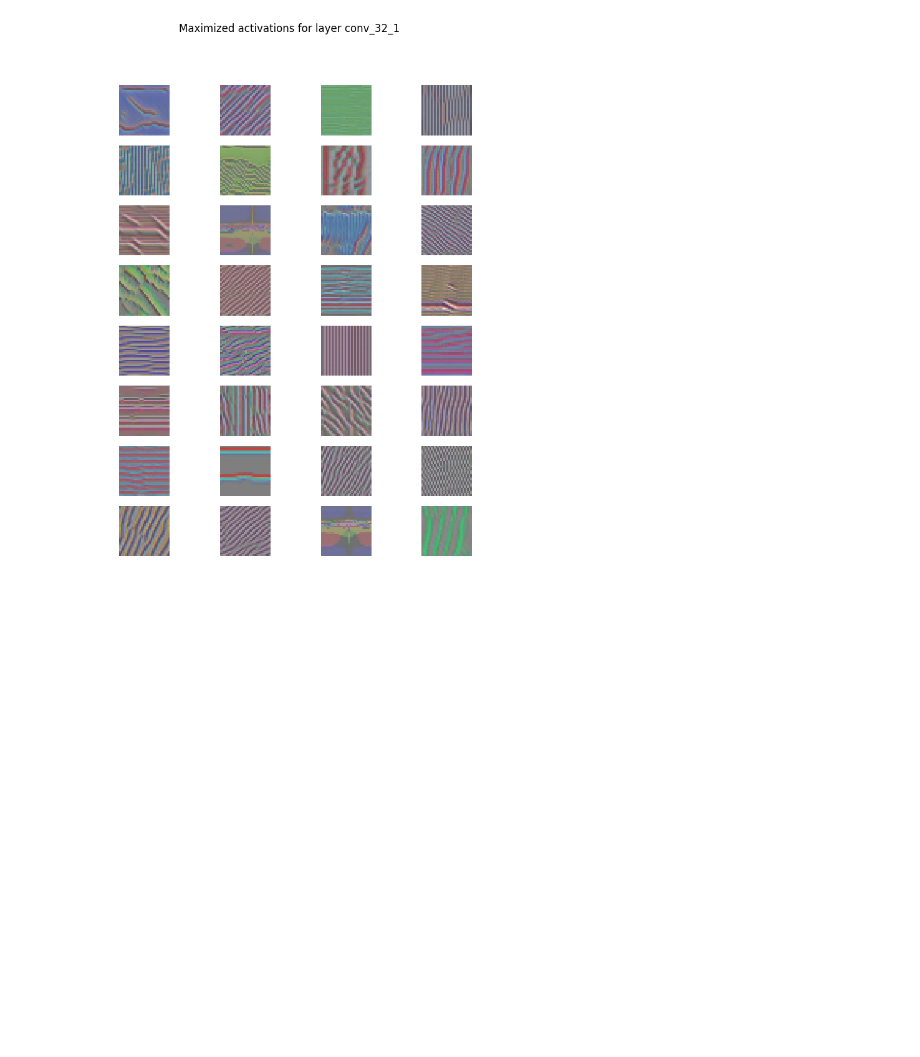
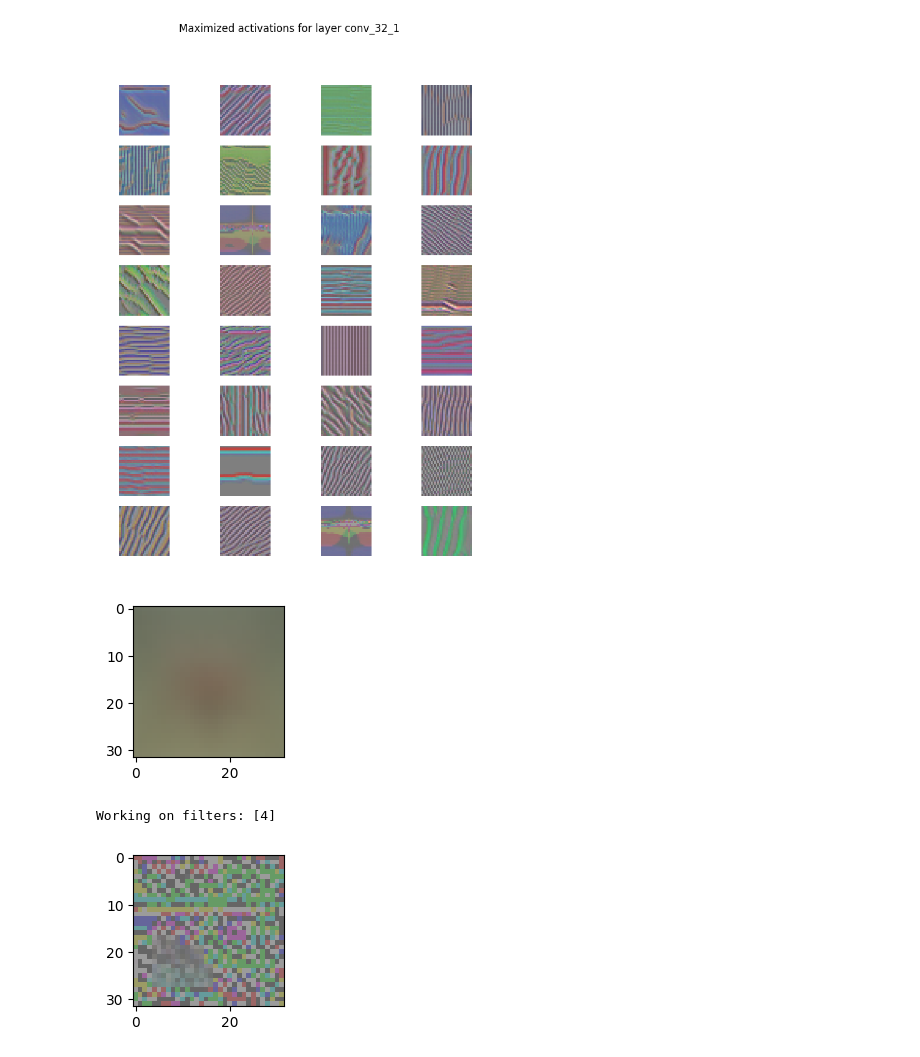
Before and after one commit to alexklibisz/exercises, a Jupyter notebook: neural-networks/cifar10_keras_vis.ipynb, the cells around one changed output. Drawn from its saved outputs; the diff is of its cells as text; code cells hidden in the pictures; blank space fills up the shorter version.

```diff
--- a/neural-networks/cifar10_keras_vis.ipynb
+++ b/neural-networks/cifar10_keras_vis.ipynb
@@ -200,3 +209,23 @@ Working on filters: [29]
 Working on filters: [30]
 Working on filters: [31]
 [figure]
+# %%
+# Use keras-vis to find an image that maximizes dense output corresponding to a class.
+class_idx = 4 # Deer class
+layer = model.get_layer('dense_10')
+layer_idx = model.layers.index(layer)
+
+seed_idxs = np.where(np.argmax(ytrn, axis=1) == class_idx)
+seed_img = np.mean(xtrn[seed_idxs], axis=0)
+plt.figure(figsize=(2, 2))
+plt.imshow(seed_img)
+plt.show()
+
+maxactiv = kvis.visualize_activation(model, layer_idx, filter_indices=class_idx, max_iter=20000, seed_img=seed_img)
+plt.figure(figsize=(2, 2))
+plt.imshow(maxactiv)
+plt.show()
+# %% [output]
+[figure, added]
+Working on filters: [4]
+[figure, added]
```
Also changed, not shown: parts of 5 cells of this notebook.
